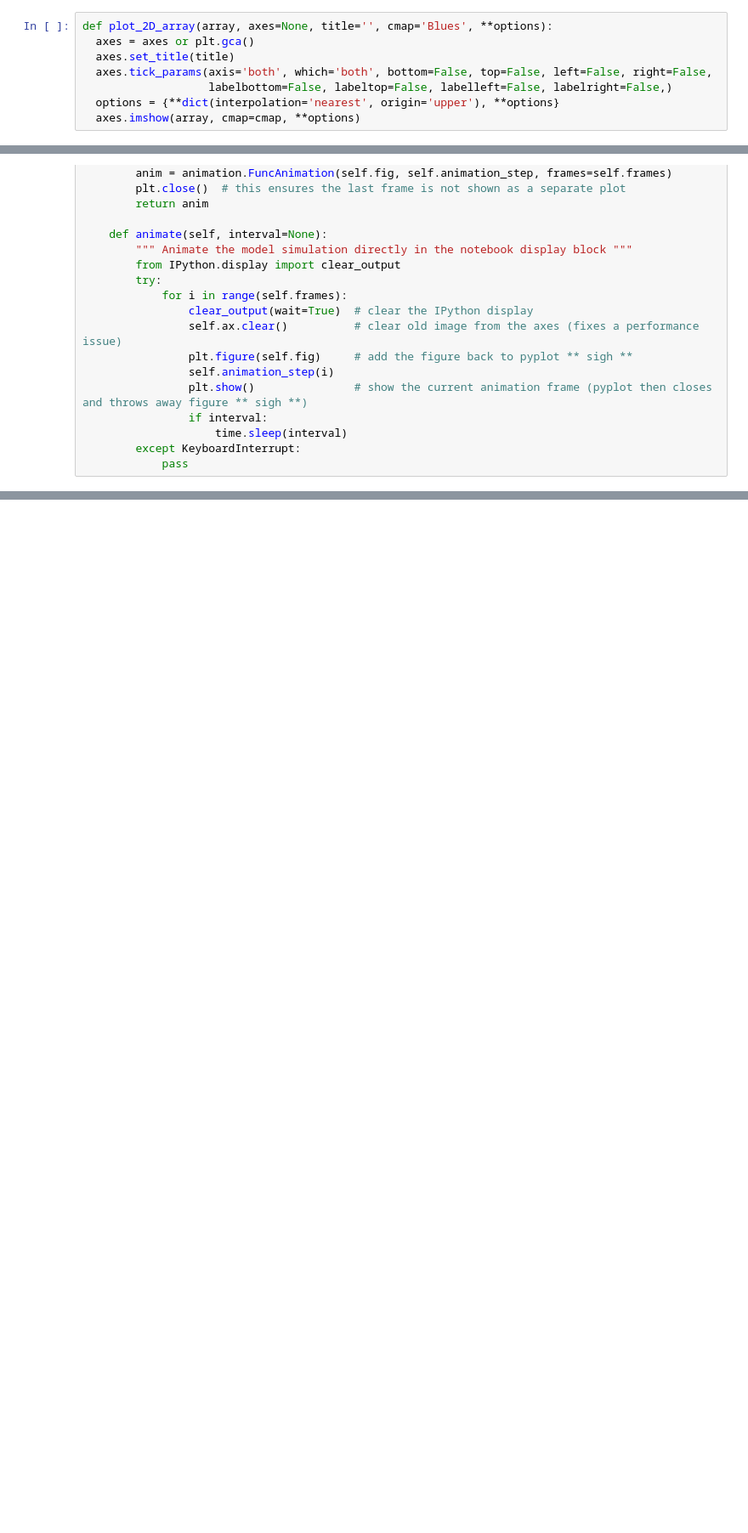
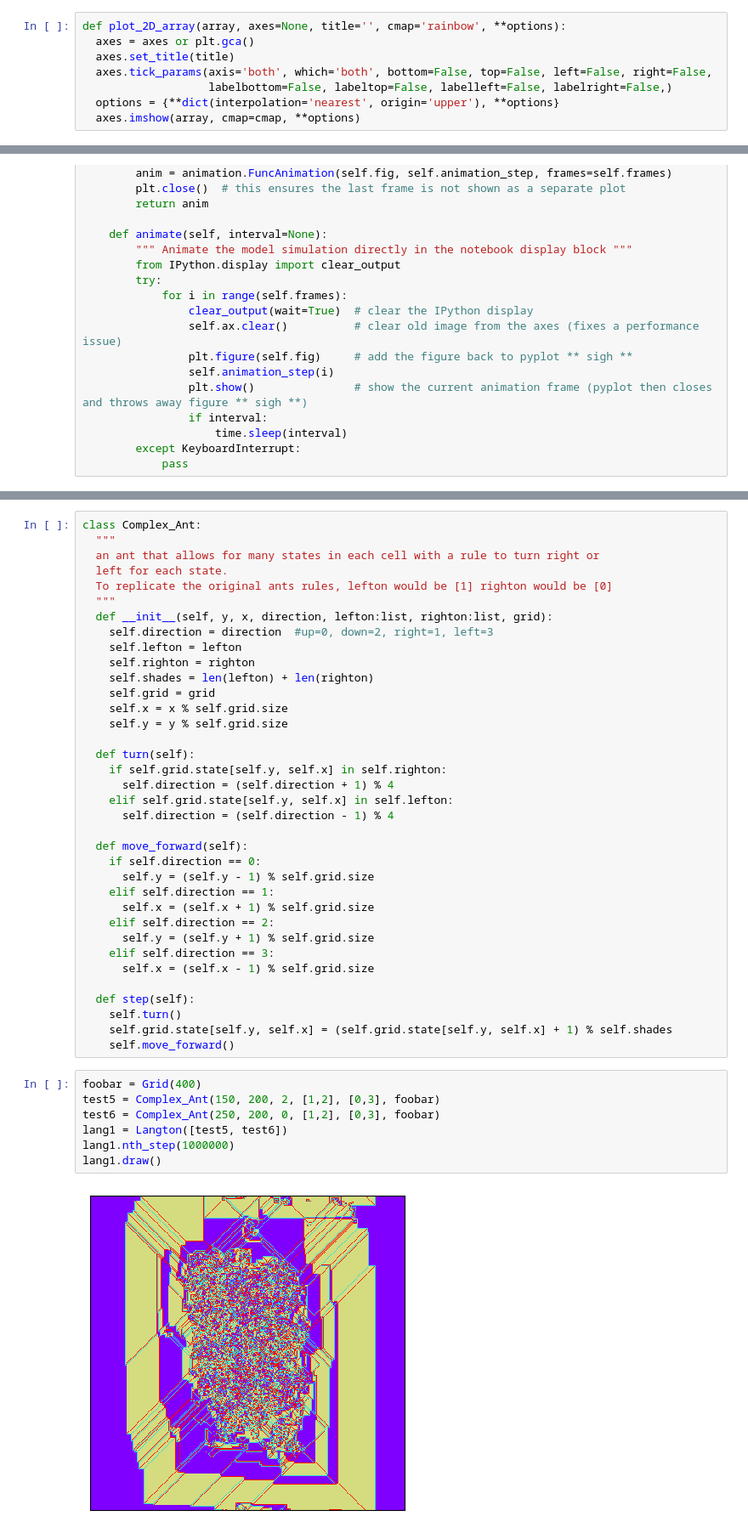
Before and after one commit to sammyfow/cap-comp215, a Jupyter notebook: project2.ipynb, the cells around one changed output, grey strips where cells are left out. Shown at 85% size. Saved outputs shown, nothing was run; the diff lists cells and outputs as text; blank space fills up the shorter version.

```diff
--- a/project2.ipynb
+++ b/project2.ipynb
@@ -20,7 +20,7 @@ matplotlib.rc('animation', html='jshtml')
 # %% [markdown]
 Useful function for visualizing a 2D array, as well as the Animation2D class to easily view sequential steps as an animation.
 # %%
-def plot_2D_array(array, axes=None, title='', cmap='Blues', **options):
+def plot_2D_array(array, axes=None, title='', cmap='rainbow', **options):
   axes = axes or plt.gca()
   axes.set_title(title)
   axes.tick_params(axis='both', which='both', bottom=False, top=False, left=False, right=False,
@@ -136,2 +134,47 @@ test2.nth_step(10000)
+# %%
+class Complex_Ant:
+  """
+  an ant that allows for many states in each cell with a rule to turn right or
+  left for each state.
+  To replicate the original ants rules, lefton would be [1] righton would be [0]
+  """
+  def __init__(self, y, x, direction, lefton:list, righton:list, grid):
+    self.direction = direction  #up=0, down=2, right=1, left=3
+    self.lefton = lefton
+    self.righton = righton
+    self.shades = len(lefton) + len(righton)
+    self.grid = grid
+    self.x = x % self.grid.size
+    self.y = y % self.grid.size
+
+  def turn(self):
+    if self.grid.state[self.y, self.x] in self.righton:
+      self.direction = (self.direction + 1) % 4
+    elif self.grid.state[self.y, self.x] in self.lefton:
+      self.direction = (self.direction - 1) % 4
+
+  def move_forward(self):
+    if self.direction == 0:
+      self.y = (self.y - 1) % self.grid.size
+    elif self.direction == 1:
+      self.x = (self.x + 1) % self.grid.size
+    elif self.direction == 2:
+      self.y = (self.y + 1) % self.grid.size
+    elif self.direction == 3:
+      self.x = (self.x - 1) % self.grid.size
+
+  def step(self):
+    self.turn()
+    self.grid.state[self.y, self.x] = (self.grid.state[self.y, self.x] + 1) % self.shades
+    self.move_forward()
+# %%
+foobar = Grid(400)
+test5 = Complex_Ant(150, 200, 2, [1,2], [0,3], foobar)
+test6 = Complex_Ant(250, 200, 0, [1,2], [0,3], foobar)
+lang1 = Langton([test5, test6])
+lang1.nth_step(1000000)
+lang1.draw()
+# %% [output]
+[figure, added]
 # %%
 frames = range(1000, 10000, 1000)
```
Also changed, not shown: parts of 8 cells of this notebook.
